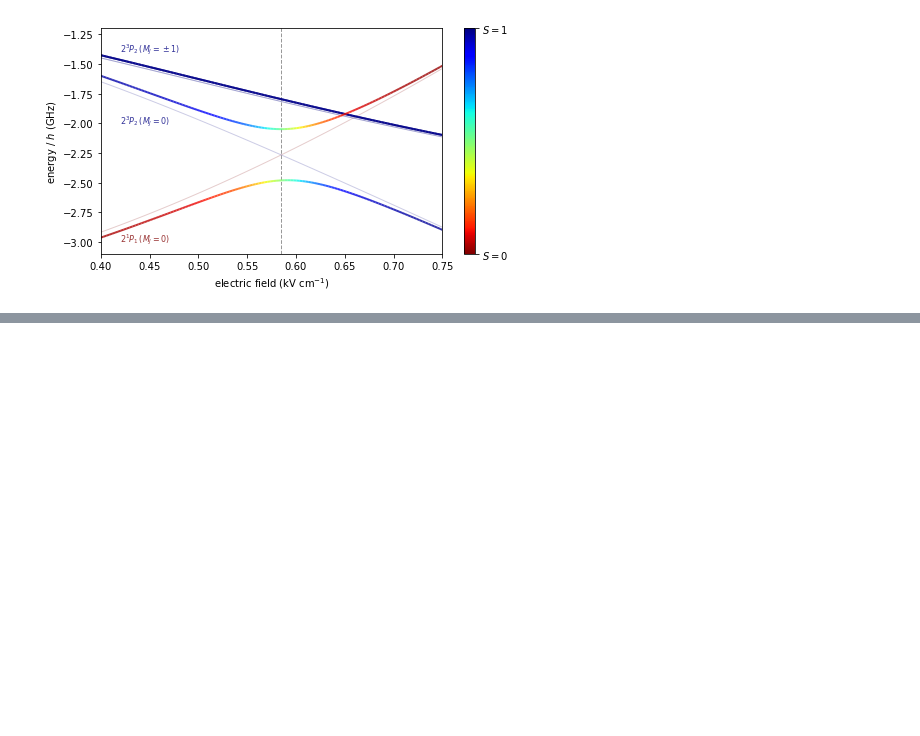
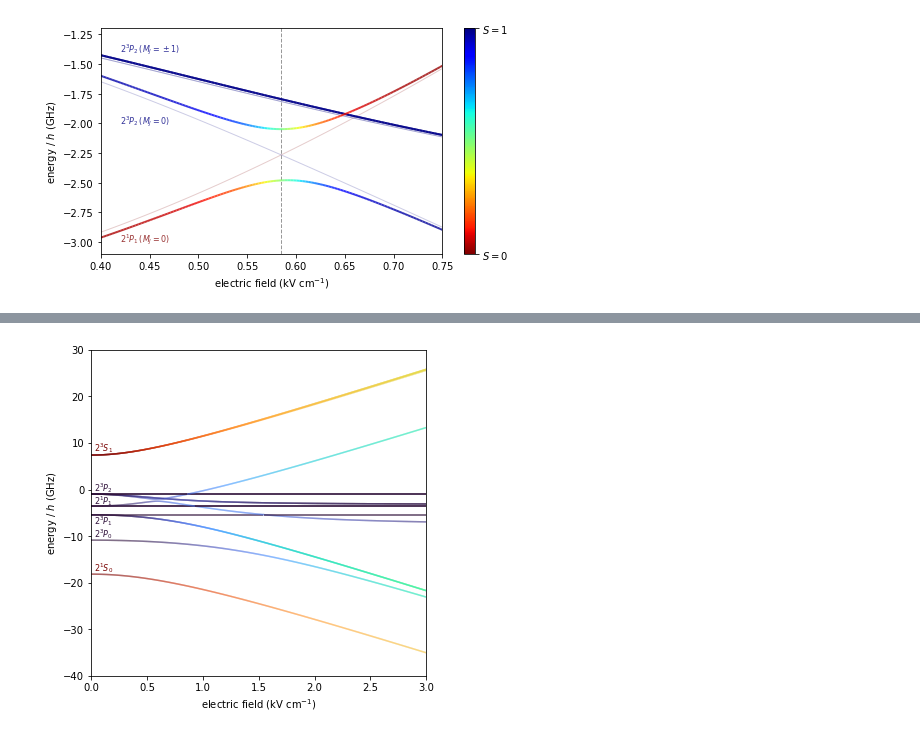
Before and after one commit to ad3ller/pypositronium, a Jupyter notebook: notebooks/Stark Map - n2.ipynb, the cells around one changed output, grey strips where cells are left out. Cells and saved outputs as stored; diff of their text form; code cells hidden in the pictures; blank space fills up the shorter version.

```diff
--- a/notebooks/Stark Map - n2.ipynb
+++ b/notebooks/Stark Map - n2.ipynb
@@ -165,0 +172,41 @@ plt.show()
+# %%
+# l=1 character
+p_states = list(H.basis.argwhere(lambda x: x.L == 1))
+
+en_13p, amp_13p = H.stark_map(
+    Efield * 100, Bfield, elements=p_states, units="Hz", tqdm_kw={"disable": True}
+)
+# %%
+cmap = cm.turbo_r
+
+# plot
+fig, ax = plt.subplots(figsize=(6, 6))
+
+# n=2 Bohr model energy offset
+y_offset = En_h / 16.0 / h
+for ix in H.basis.argwhere(lambda x: x.n == 2):
+    cs = cmap(amp_13p[:, ix], alpha=0.8)
+    lc = lc_cmap(1e-3 * Efield, 1e-9 * (en_13p[:, ix] + y_offset), cs)
+    lc.set_linewidth(1.5)
+    ax.add_collection(lc)
+
+# labels
+y_adjust = [0.6, 0.6, -2.0, 0.5, 0.7, 0.8]
+for state, adjust in zip(H.basis.where(lambda x: x.n == 2 and x.MJ == 0), y_adjust):
+    c = cmap(float(state.L))
+    lbl = state.tex(show_MJ=False)
+    en = 1e-9 * (state.energy(units="Hz") + y_offset)
+    ax.annotate(lbl, [0.02, en + adjust], size=8, color=c)
+
+# format
+ax.set_xlabel("electric field (kV cm$^{-1}$)")
+ax.set_ylabel("energy / $h$ (GHz)")
+ax.set_xlim(0.0, 3.0)
+ax.set_ylim(-40, 30)
+
+# output
+fileout = os.path.join("../images/stark_n2_L_char.png")
+plt.savefig(fileout, dpi=150)
+plt.show()
+# %% [output]
+[figure, added]
```
Also changed, not shown: parts of 2 cells of this notebook, 13 other files.
